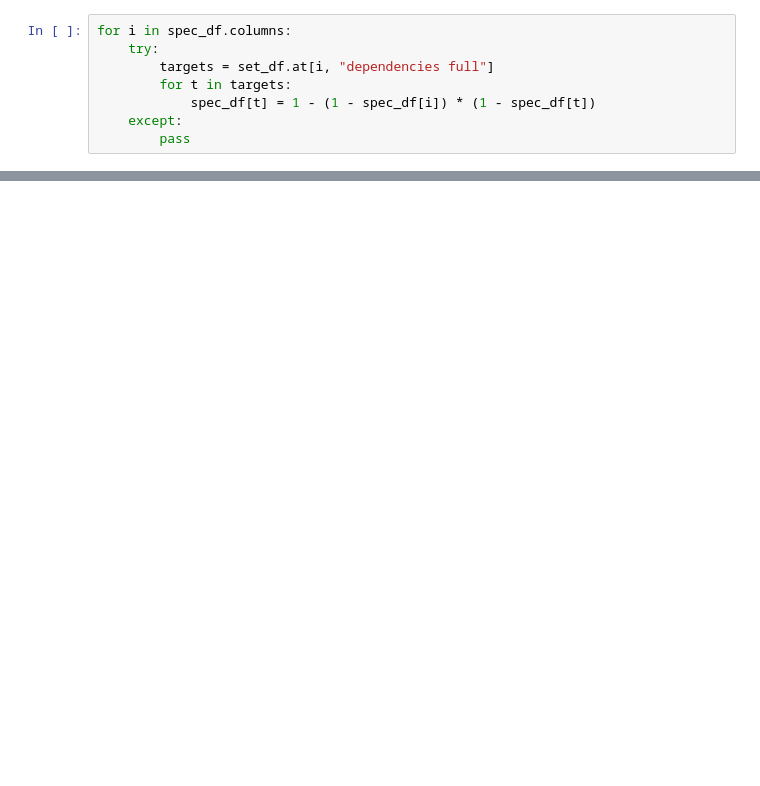
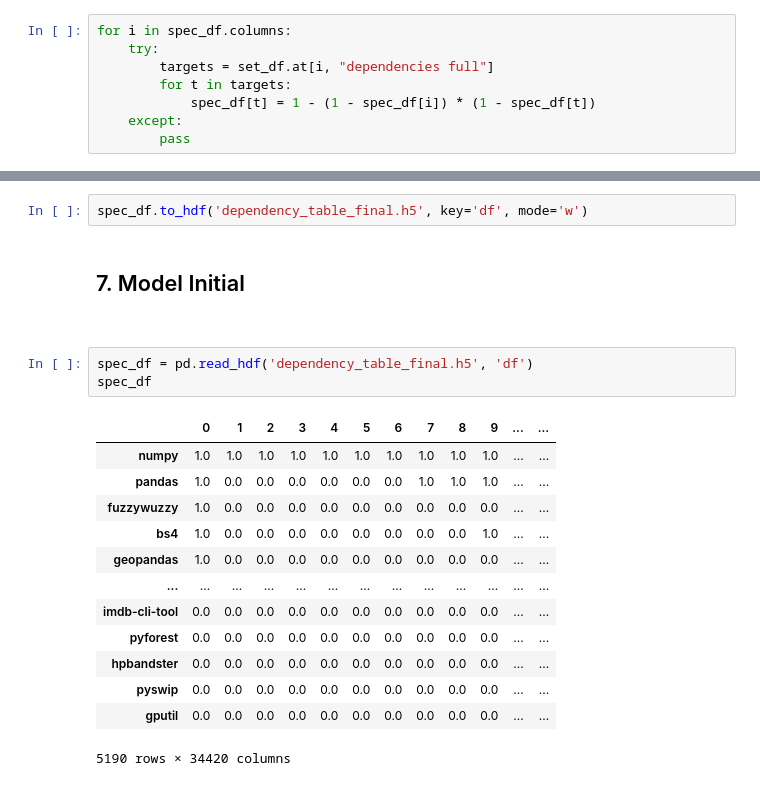
Before and after one commit to kevingao26/Binder-Logs, a Jupyter notebook: 5. Model Initiation/pentagon_EDA.ipynb, the cells around one changed output, grey strips where cells are left out. Drawn from its saved outputs; the diff is of its cells as text; blank space fills up the shorter version.

```diff
--- a/5. Model Initiation/pentagon_EDA.ipynb
+++ b/5. Model Initiation/pentagon_EDA.ipynb
@@ -312,0 +288,24 @@ spec_df
+# %%
+spec_df.to_hdf('dependency_table_final.h5', key='df', mode='w')
+# %% [markdown]
+<a name='model1'></a>
+## 7. Model Initial
+
+<br>
+# %%
+spec_df = pd.read_hdf('dependency_table_final.h5', 'df')
+spec_df
+# %% [output]
+|  | 0 | 1 | 2 | 3 | 4 | 5 | 6 | 7 | 8 | 9 | ... | ... |
+| numpy | 1.0 | 1.0 | 1.0 | 1.0 | 1.0 | 1.0 | 1.0 | 1.0 | 1.0 | 1.0 | ... | ... |
+| pandas | 1.0 | 0.0 | 0.0 | 0.0 | 0.0 | 0.0 | 0.0 | 1.0 | 1.0 | 1.0 | ... | ... |
+| fuzzywuzzy | 1.0 | 0.0 | 0.0 | 0.0 | 0.0 | 0.0 | 0.0 | 0.0 | 0.0 | 0.0 | ... | ... |
+| bs4 | 1.0 | 0.0 | 0.0 | 0.0 | 0.0 | 0.0 | 0.0 | 0.0 | 0.0 | 1.0 | ... | ... |
+| geopandas | 1.0 | 0.0 | 0.0 | 0.0 | 0.0 | 0.0 | 0.0 | 0.0 | 0.0 | 0.0 | ... | ... |
+| ... | ... | ... | ... | ... | ... | ... | ... | ... | ... | ... | ... | ... |
+| imdb-cli-tool | 0.0 | 0.0 | 0.0 | 0.0 | 0.0 | 0.0 | 0.0 | 0.0 | 0.0 | 0.0 | ... | ... |
+| pyforest | 0.0 | 0.0 | 0.0 | 0.0 | 0.0 | 0.0 | 0.0 | 0.0 | 0.0 | 0.0 | ... | ... |
+| hpbandster | 0.0 | 0.0 | 0.0 | 0.0 | 0.0 | 0.0 | 0.0 | 0.0 | 0.0 | 0.0 | ... | ... |
+| pyswip | 0.0 | 0.0 | 0.0 | 0.0 | 0.0 | 0.0 | 0.0 | 0.0 | 0.0 | 0.0 | ... | ... |
+| gputil | 0.0 | 0.0 | 0.0 | 0.0 | 0.0 | 0.0 | 0.0 | 0.0 | 0.0 | 0.0 | ... | ... |
+5190 rows × 34420 columns
```
Also changed, not shown: parts of 34 cells of this notebook, 36 other files.
